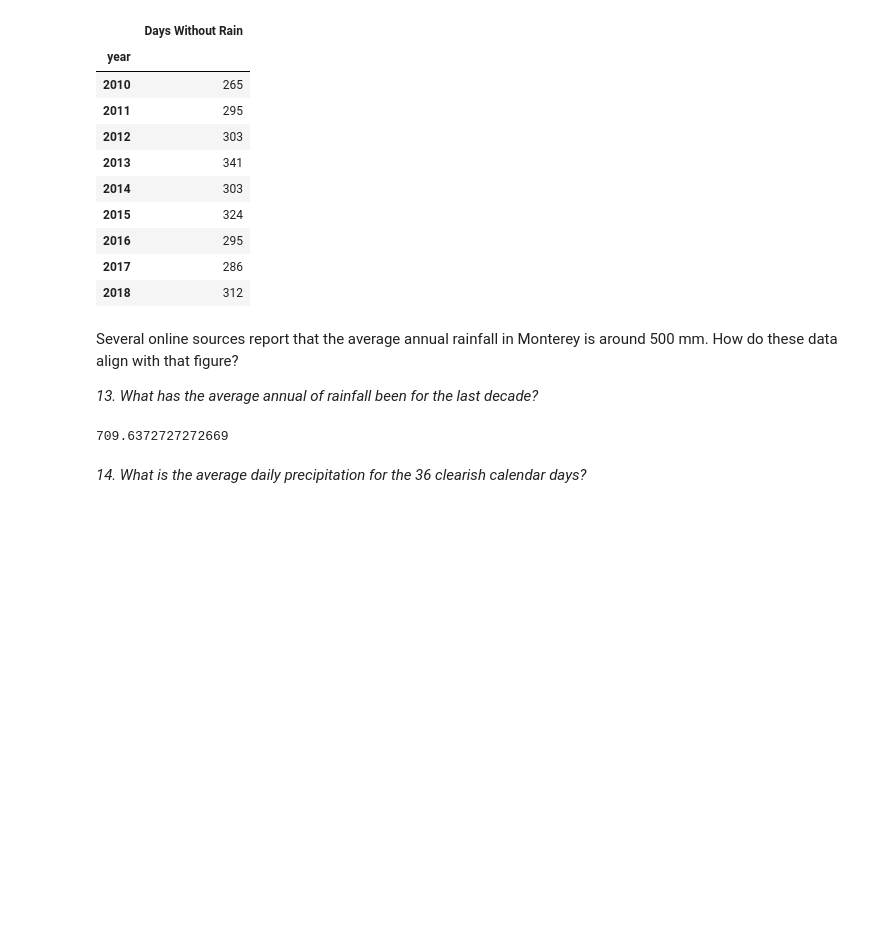
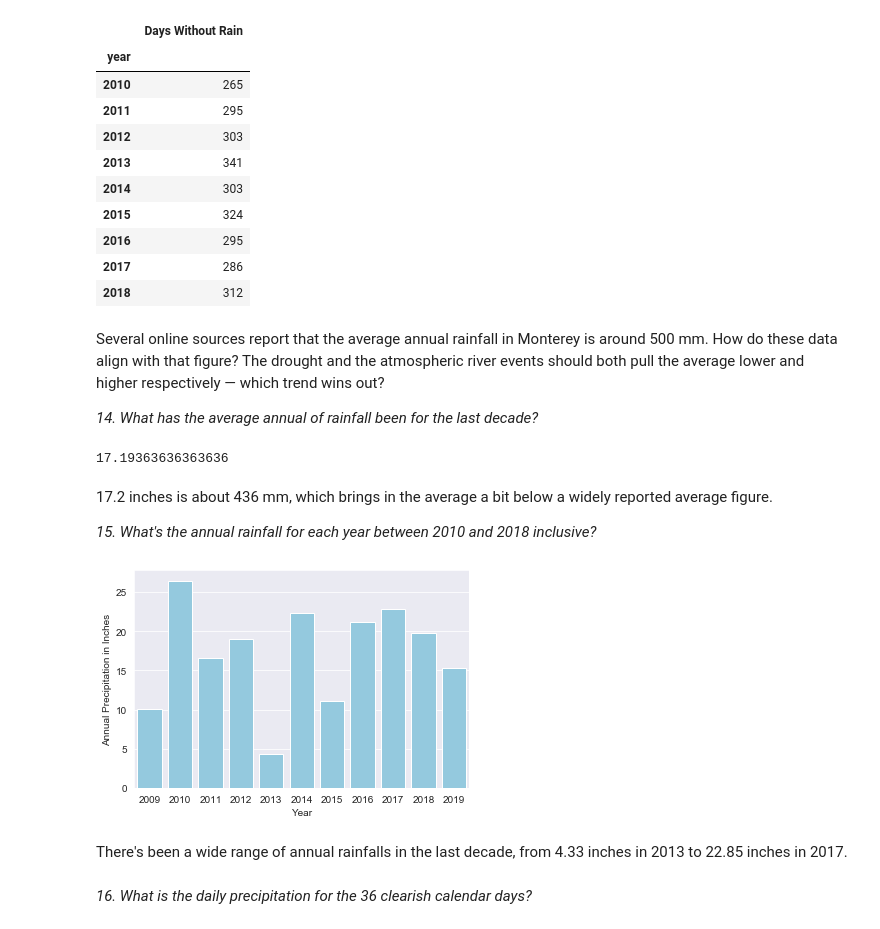
Before and after one commit to jefftrevino/Springboard, a Jupyter notebook: capstone1montereyWeather/exploratory_data_visualization.ipynb, the cells around one changed output. Saved outputs shown, nothing was run; the diff lists cells and outputs as text; code cells hidden in the pictures; blank space fills up the shorter version.

```diff
--- a/capstone1montereyWeather/exploratory_data_visualization.ipynb
+++ b/capstone1montereyWeather/exploratory_data_visualization.ipynb
@@ -377,15 +378,37 @@ x
 | 2017 | 286 |
 | 2018 | 312 |
 # %% [markdown]
-Several online sources report that the average annual rainfall in Monterey is around 500 mm. How do these data align with that figure?
+Several online sources report that the average annual rainfall in Monterey is around 500 mm. How do these data align with that figure? The drought and the atmospheric river events should both pull the average lower and higher respectively — which trend wins out?
 
-*13. What has the average annual of rainfall been for the last decade?*
+*14. What has the average annual of rainfall been for the last decade?*
 # %%
 x = df
-x = x.groupby(x.index.year)['DailyPrecipitation'].sum().mean()
+x = x.groupby([x.index.year, x.index.date])['DailyPrecipitation'].first()
+x.index = x.index.rename(['year', 'date'])
+x = x.groupby(['year']).sum().mean()
 x
 # %% [output]
-709.6372727272669
+17.19363636363636
+# %% [markdown]
+17.2 inches is about 436 mm, which brings in the average a bit below a widely reported average figure.
+
+*15. What's the annual rainfall for each year between 2010 and 2018  inclusive?*
+# %%
+x = df
+x = x.groupby([x.index.year, x.index.date])['DailyPrecipitation'].first()
+x.index = x.index.rename(['Year', 'Date'])
+x = pd.DataFrame(x.groupby(['Year']).sum())
+x.columns = ['Annual Precipitation in Inches']
+x = x.reset_index()
+
+# plot
+sns.set_style('darkgrid')
+sns.barplot(x='Year', y='Annual Precipitation in Inches', color='skyblue', data=x)
+plt.show()
+# %% [output]
+[figure, added]
+# %% [markdown]
+There's been a wide range of annual rainfalls in the last decade, from 4.33 inches in 2013 to 22.85 inches in 2017.
 # %% [markdown]
-*14. What is the average daily precipitation for the 36 clearish calendar days?*
+*16. What is the daily precipitation for the 36 clearish calendar days?*
 # %%
```
Also changed, not shown: parts of 4 cells of this notebook.
